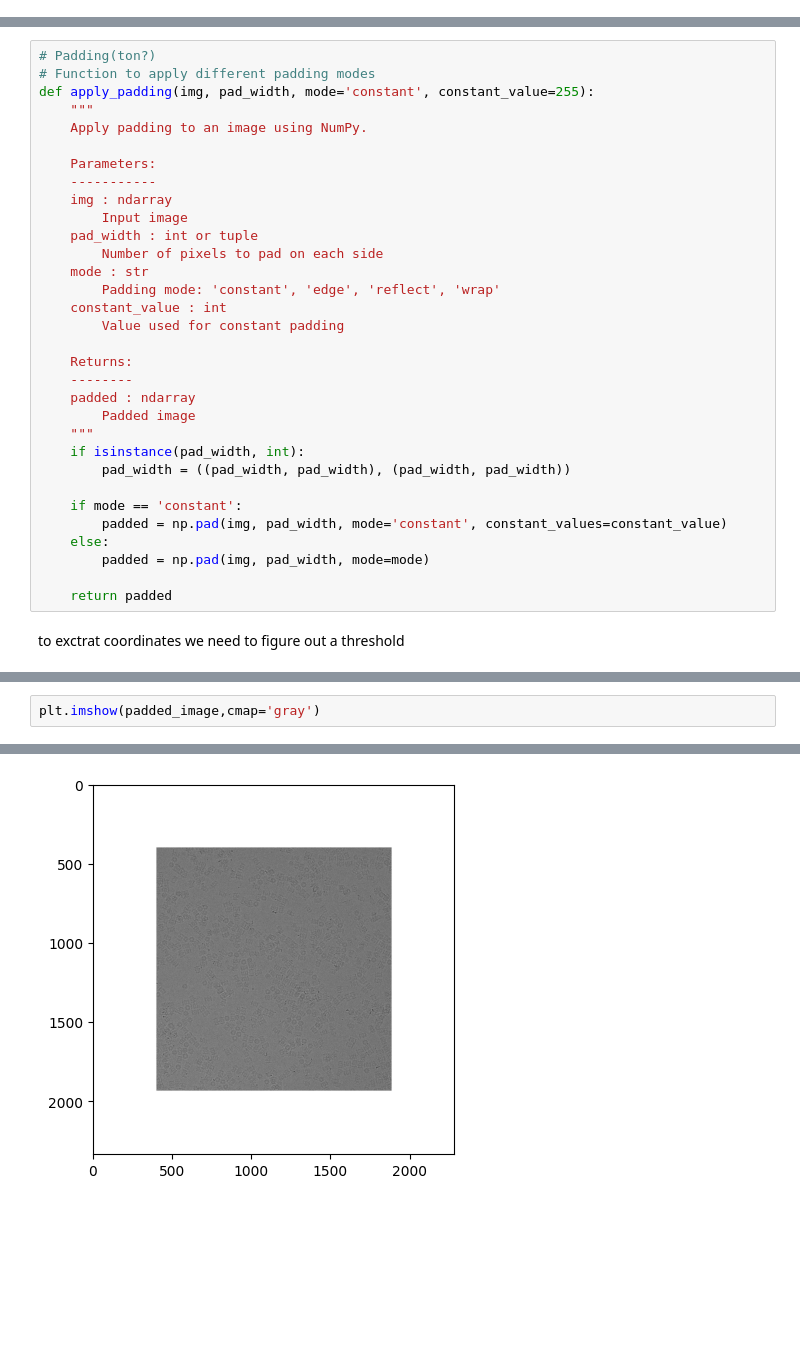
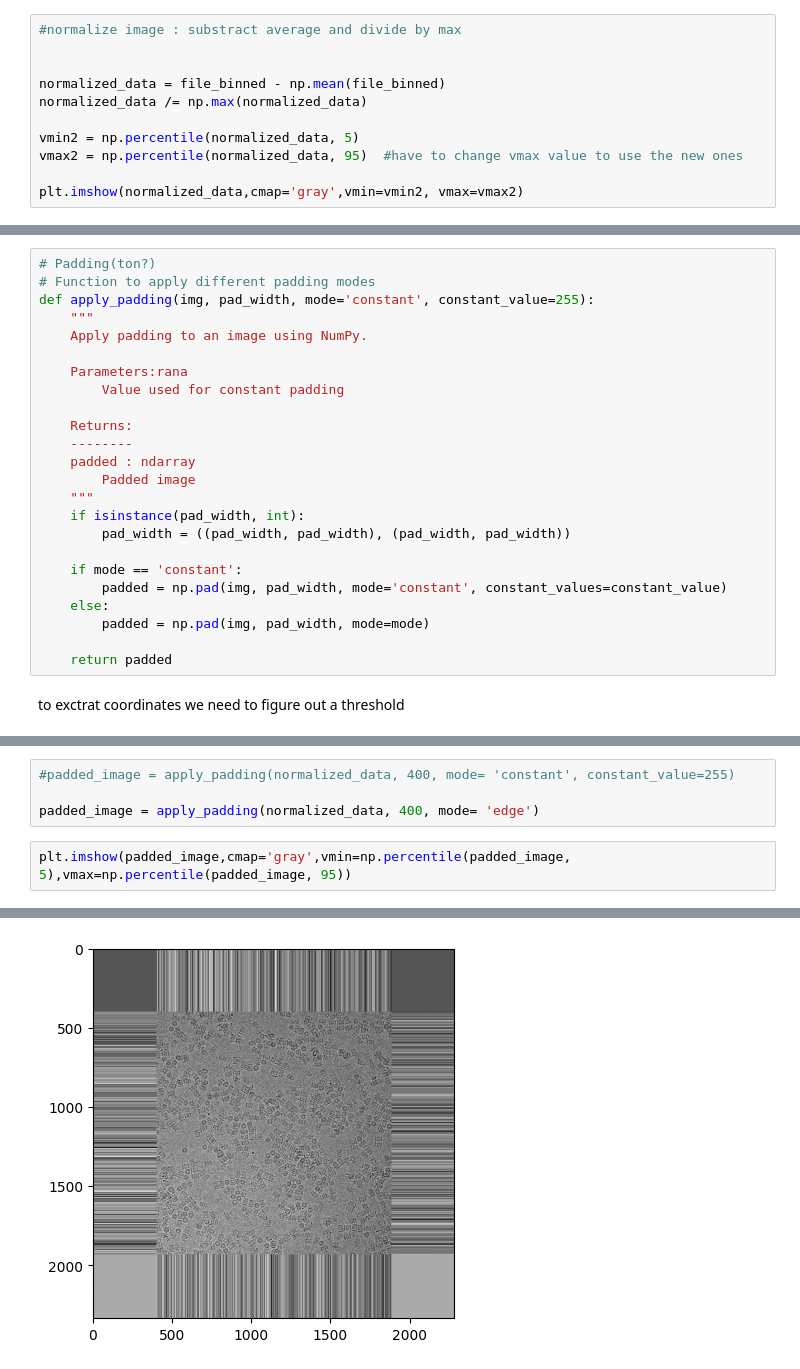
Before and after one commit to CassandreDGN/PROJET_GPI_CD, a Jupyter notebook: projetV1.ipynb, the cells around one changed output, grey strips where cells are left out. Drawn from its saved outputs; the diff is of its cells as text; blank space fills up the shorter version.

Commit message:
Did the binning and normalizing but padding still not fully done.

```diff
--- a/projetV1.ipynb
+++ b/projetV1.ipynb
@@ -245,0 +244,11 @@ plt.imshow(file_binned,cmap='gray')
+# %%
+#normalize image : substract average and divide by max
+
+
+normalized_data = file_binned - np.mean(file_binned)
+normalized_data /= np.max(normalized_data)
+
+vmin2 = np.percentile(normalized_data, 5)
+vmax2 = np.percentile(normalized_data, 95)  #have to change vmax value to use the new ones
+
+plt.imshow(normalized_data,cmap='gray',vmin=vmin2, vmax=vmax2)
@@ -250,15 +262,7 @@ def apply_padding(img, pad_width, mode='constant', constant_value=255):
     """
     Apply padding to an image using NumPy.
 
-    Parameters:
-    -----------
-    img : ndarray
-        Input image
-    pad_width : int or tuple
-        Number of pixels to pad on each side
-    mode : str
-        Padding mode: 'constant', 'edge', 'reflect', 'wrap'
-    constant_value : int
+    Parameters:rana
         Value used for constant padding
 
     Returns:
@@ -282,5 +284,9 @@ padded_image = apply_padding(file_binned, 400, mode= 'constant', constant_value=
+# %%
+#padded_image = apply_padding(normalized_data, 400, mode= 'constant', constant_value=255)
+
+padded_image = apply_padding(normalized_data, 400, mode= 'edge')
 # %%
-plt.imshow(padded_image,cmap='gray')
+plt.imshow(padded_image,cmap='gray',vmin=np.percentile(padded_image, 5),vmax=np.percentile(padded_image, 95))
 # %% [output]
 <matplotlib.image.AxesImage at 0x...>
-[figure, old version]
+[figure, new version]
```
Also changed, not shown: parts of 5 cells of this notebook.
